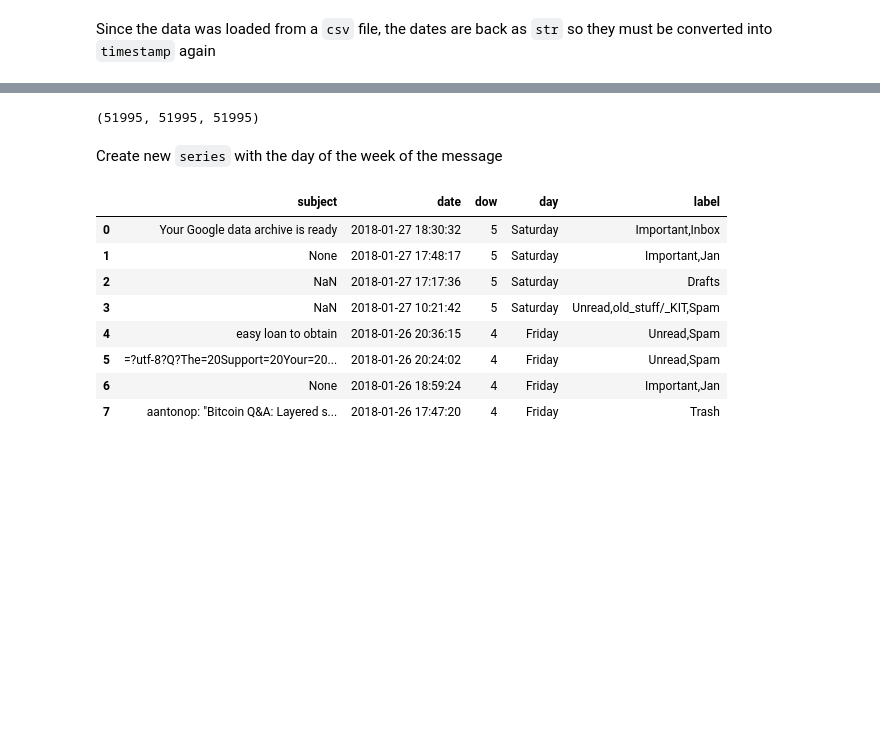
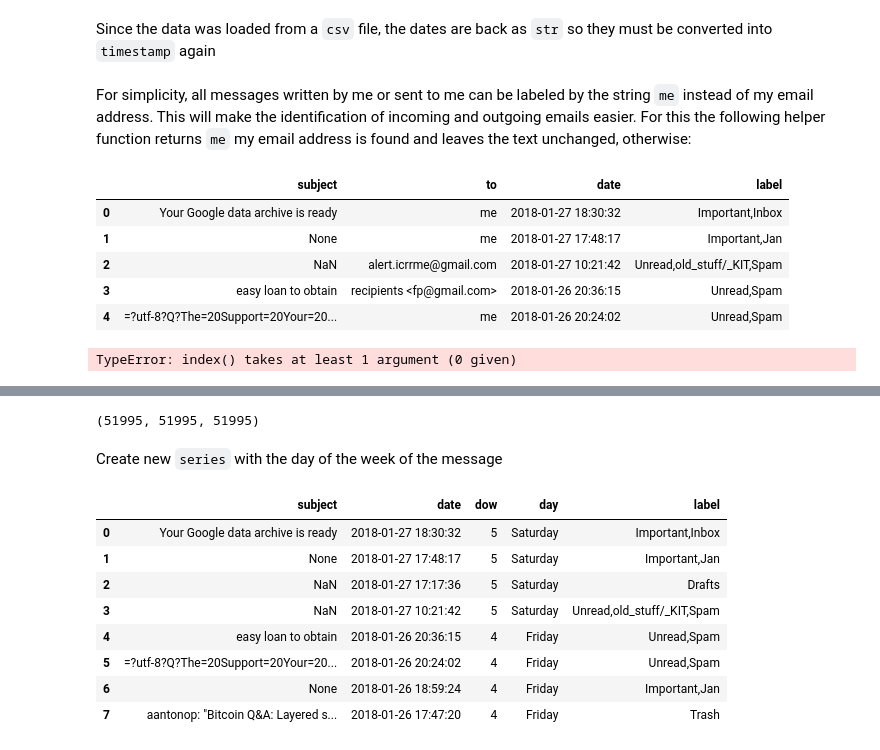
Before and after one commit to jsdiazpo/Gmail_Analysis, a Jupyter notebook: Gmail_Analysis.ipynb, the cells around one changed output, grey strips where cells are left out. Cells and saved outputs as stored; diff of their text form; code cells hidden in the pictures; blank space fills up the shorter version.

```diff
--- a/Gmail_Analysis.ipynb
+++ b/Gmail_Analysis.ipynb
@@ -223,3 +214,5 @@ memory usage: 2.0+ MB
 Since the data was loaded from a `csv` file, the dates are back as `str` so they must be converted into `timestamp` again
 # %%
 df['date'] = df['date'].apply(lambda x: pd.to_datetime(x))#, errors='coerce', utc=True))
+# %% [markdown]
+For simplicity, all messages written by me or sent to me can be labeled by the string `me` instead of my email address. This will make the identification of incoming and outgoing emails easier. For this the following helper function returns `me` my email address is found and leaves the text unchanged, otherwise:
@@ -225,0 +231,13 @@ df['date'] = df['date'].apply(lambda x: pd.to_datetime(x))#, errors='coerce', ut
+# %%
+df[['subject', 'to', 'date', 'label']].head()
+# %% [output]
+|  | subject | to | date | label |
+| 0 | Your Google data archive is ready | me | 2018-01-27 18:30:32 | Important,Inbox |
+| 1 | None | me | 2018-01-27 17:48:17 | Important,Jan |
+| 2 | NaN | alert.icrrme@gmail.com | 2018-01-27 10:21:42 | Unread,old_stuff/_KIT,Spam |
+| 3 | easy loan to obtain | recipients <fp@gmail.com> | 2018-01-26 20:36:15 | Unread,Spam |
+| 4 | =?utf-8?Q?The=20Support=20Your=20... | me | 2018-01-26 20:24:02 | Unread,Spam |
+# %%
+df['label'][0].index()
+# %% [output]
+TypeError: index() takes at least 1 argument (0 given)
```
Also changed, not shown: parts of 13 cells of this notebook.
